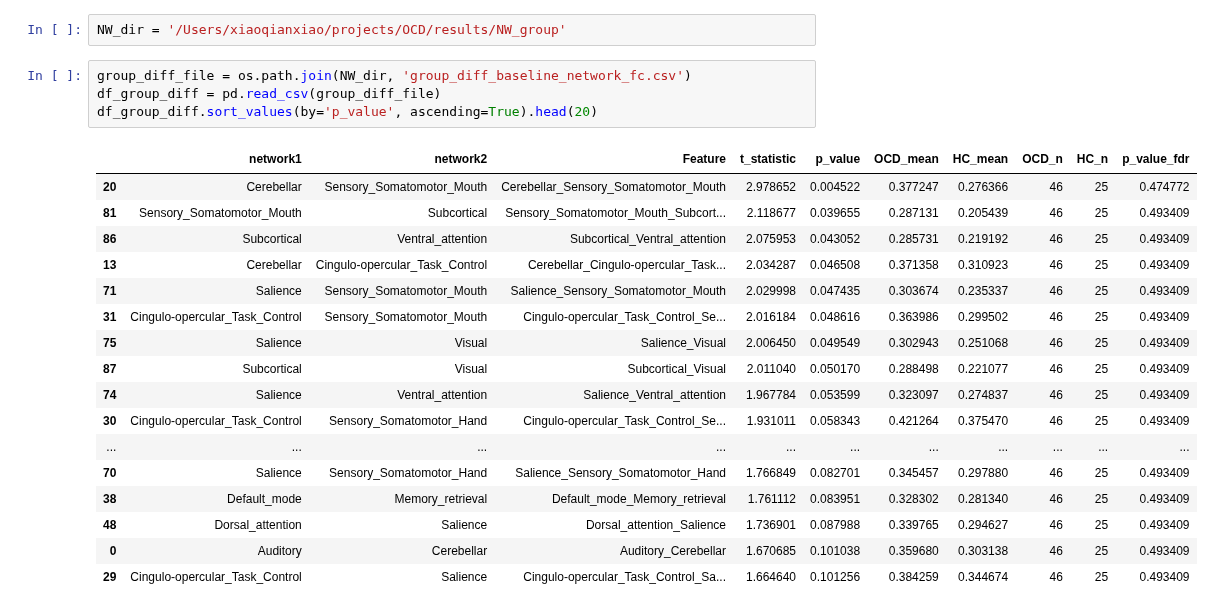
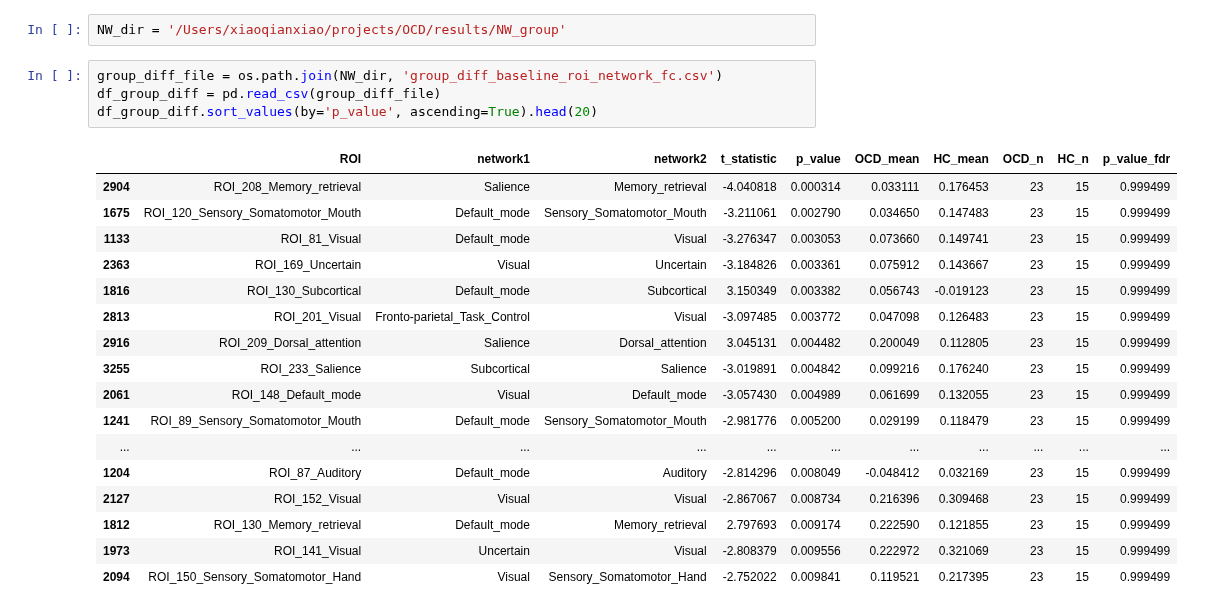
Before and after one commit to XiaoqianXiao/OCD_RO1, a Jupyter notebook: results_visualization.ipynb, the cells around one changed output. Saved outputs shown, nothing was run; the diff lists cells and outputs as text.

```diff
--- a/results_visualization.ipynb
+++ b/results_visualization.ipynb
@@ -208,24 +208,24 @@ Cluster Index   Voxels  MAX     MAX X (mm)      MAX Y (mm)      MAX Z (mm)
 # %%
 NW_dir = '/Users/xiaoqianxiao/projects/OCD/results/NW_group'
 # %%
-group_diff_file = os.path.join(NW_dir, 'group_diff_baseline_network_fc.csv')
+group_diff_file = os.path.join(NW_dir, 'group_diff_baseline_roi_network_fc.csv')
 df_group_diff = pd.read_csv(group_diff_file)
 df_group_diff.sort_values(by='p_value', ascending=True).head(20)
 # %% [output]
-|  | network1 | network2 | Feature | t_statistic | p_value | OCD_mean | HC_mean | OCD_n | HC_n | p_value_fdr |
-| 20 | Cerebellar | Sensory_Somatomotor_Mouth | Cerebellar_Sensory_Somatomotor_Mouth | 2.978652 | 0.004522 | 0.377247 | 0.276366 | 46 | 25 | 0.474772 |
-| 81 | Sensory_Somatomotor_Mouth | Subcortical | Sensory_Somatomotor_Mouth_Subcort... | 2.118677 | 0.039655 | 0.287131 | 0.205439 | 46 | 25 | 0.493409 |
-| 86 | Subcortical | Ventral_attention | Subcortical_Ventral_attention | 2.075953 | 0.043052 | 0.285731 | 0.219192 | 46 | 25 | 0.493409 |
-| 13 | Cerebellar | Cingulo-opercular_Task_Control | Cerebellar_Cingulo-opercular_Task... | 2.034287 | 0.046508 | 0.371358 | 0.310923 | 46 | 25 | 0.493409 |
-| 71 | Salience | Sensory_Somatomotor_Mouth | Salience_Sensory_Somatomotor_Mouth | 2.029998 | 0.047435 | 0.303674 | 0.235337 | 46 | 25 | 0.493409 |
-| 31 | Cingulo-opercular_Task_Control | Sensory_Somatomotor_Mouth | Cingulo-opercular_Task_Control_Se... | 2.016184 | 0.048616 | 0.363986 | 0.299502 | 46 | 25 | 0.493409 |
-| 75 | Salience | Visual | Salience_Visual | 2.006450 | 0.049549 | 0.302943 | 0.251068 | 46 | 25 | 0.493409 |
-| 87 | Subcortical | Visual | Subcortical_Visual | 2.011040 | 0.050170 | 0.288498 | 0.221077 | 46 | 25 | 0.493409 |
-| 74 | Salience | Ventral_attention | Salience_Ventral_attention | 1.967784 | 0.053599 | 0.323097 | 0.274837 | 46 | 25 | 0.493409 |
-| 30 | Cingulo-opercular_Task_Control | Sensory_Somatomotor_Hand | Cingulo-opercular_Task_Control_Se... | 1.931011 | 0.058343 | 0.421264 | 0.375470 | 46 | 25 | 0.493409 |
+|  | ROI | network1 | network2 | t_statistic | p_value | OCD_mean | HC_mean | OCD_n | HC_n | p_value_fdr |
+| 2904 | ROI_208_Memory_retrieval | Salience | Memory_retrieval | -4.040818 | 0.000314 | 0.033111 | 0.176453 | 23 | 15 | 0.999499 |
+| 1675 | ROI_120_Sensory_Somatomotor_Mouth | Default_mode | Sensory_Somatomotor_Mouth | -3.211061 | 0.002790 | 0.034650 | 0.147483 | 23 | 15 | 0.999499 |
+| 1133 | ROI_81_Visual | Default_mode | Visual | -3.276347 | 0.003053 | 0.073660 | 0.149741 | 23 | 15 | 0.999499 |
+| 2363 | ROI_169_Uncertain | Visual | Uncertain | -3.184826 | 0.003361 | 0.075912 | 0.143667 | 23 | 15 | 0.999499 |
+| 1816 | ROI_130_Subcortical | Default_mode | Subcortical | 3.150349 | 0.003382 | 0.056743 | -0.019123 | 23 | 15 | 0.999499 |
+| 2813 | ROI_201_Visual | Fronto-parietal_Task_Control | Visual | -3.097485 | 0.003772 | 0.047098 | 0.126483 | 23 | 15 | 0.999499 |
+| 2916 | ROI_209_Dorsal_attention | Salience | Dorsal_attention | 3.045131 | 0.004482 | 0.200049 | 0.112805 | 23 | 15 | 0.999499 |
+| 3255 | ROI_233_Salience | Subcortical | Salience | -3.019891 | 0.004842 | 0.099216 | 0.176240 | 23 | 15 | 0.999499 |
+| 2061 | ROI_148_Default_mode | Visual | Default_mode | -3.057430 | 0.004989 | 0.061699 | 0.132055 | 23 | 15 | 0.999499 |
+| 1241 | ROI_89_Sensory_Somatomotor_Mouth | Default_mode | Sensory_Somatomotor_Mouth | -2.981776 | 0.005200 | 0.029199 | 0.118479 | 23 | 15 | 0.999499 |
 | ... | ... | ... | ... | ... | ... | ... | ... | ... | ... | ... |
-| 70 | Salience | Sensory_Somatomotor_Hand | Salience_Sensory_Somatomotor_Hand | 1.766849 | 0.082701 | 0.345457 | 0.297880 | 46 | 25 | 0.493409 |
-| 38 | Default_mode | Memory_retrieval | Default_mode_Memory_retrieval | 1.761112 | 0.083951 | 0.328302 | 0.281340 | 46 | 25 | 0.493409 |
-| 48 | Dorsal_attention | Salience | Dorsal_attention_Salience | 1.736901 | 0.087988 | 0.339765 | 0.294627 | 46 | 25 | 0.493409 |
-| 0 | Auditory | Cerebellar | Auditory_Cerebellar | 1.670685 | 0.101038 | 0.359680 | 0.303138 | 46 | 25 | 0.493409 |
-| 29 | Cingulo-opercular_Task_Control | Salience | Cingulo-opercular_Task_Control_Sa... | 1.664640 | 0.101256 | 0.384259 | 0.344674 | 46 | 25 | 0.493409 |
+| 1204 | ROI_87_Auditory | Default_mode | Auditory | -2.814296 | 0.008049 | -0.048412 | 0.032169 | 23 | 15 | 0.999499 |
+| 2127 | ROI_152_Visual | Visual | Visual | -2.867067 | 0.008734 | 0.216396 | 0.309468 | 23 | 15 | 0.999499 |
+| 1812 | ROI_130_Memory_retrieval | Default_mode | Memory_retrieval | 2.797693 | 0.009174 | 0.222590 | 0.121855 | 23 | 15 | 0.999499 |
+| 1973 | ROI_141_Visual | Uncertain | Visual | -2.808379 | 0.009556 | 0.222972 | 0.321069 | 23 | 15 | 0.999499 |
+| 2094 | ROI_150_Sensory_Somatomotor_Hand | Visual | Sensory_Somatomotor_Hand | -2.752022 | 0.009841 | 0.119521 | 0.217395 | 23 | 15 | 0.999499 |
```
Also changed, not shown: parts of 25 cells of this notebook, 1 other file.
